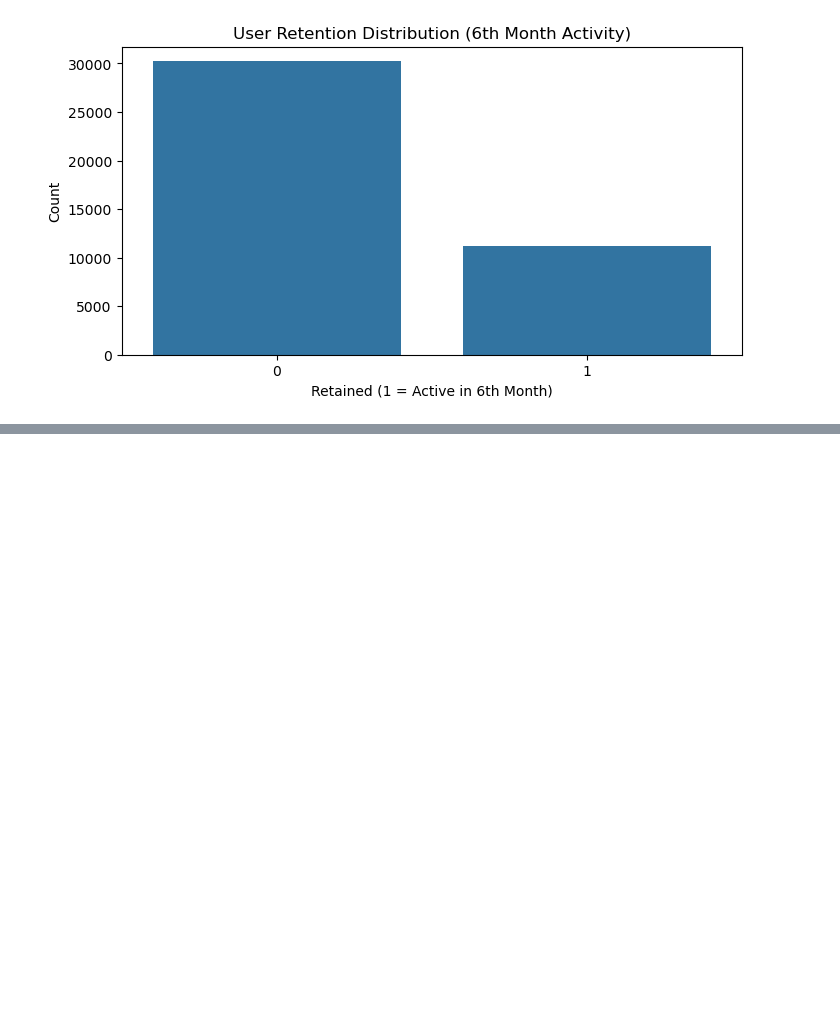
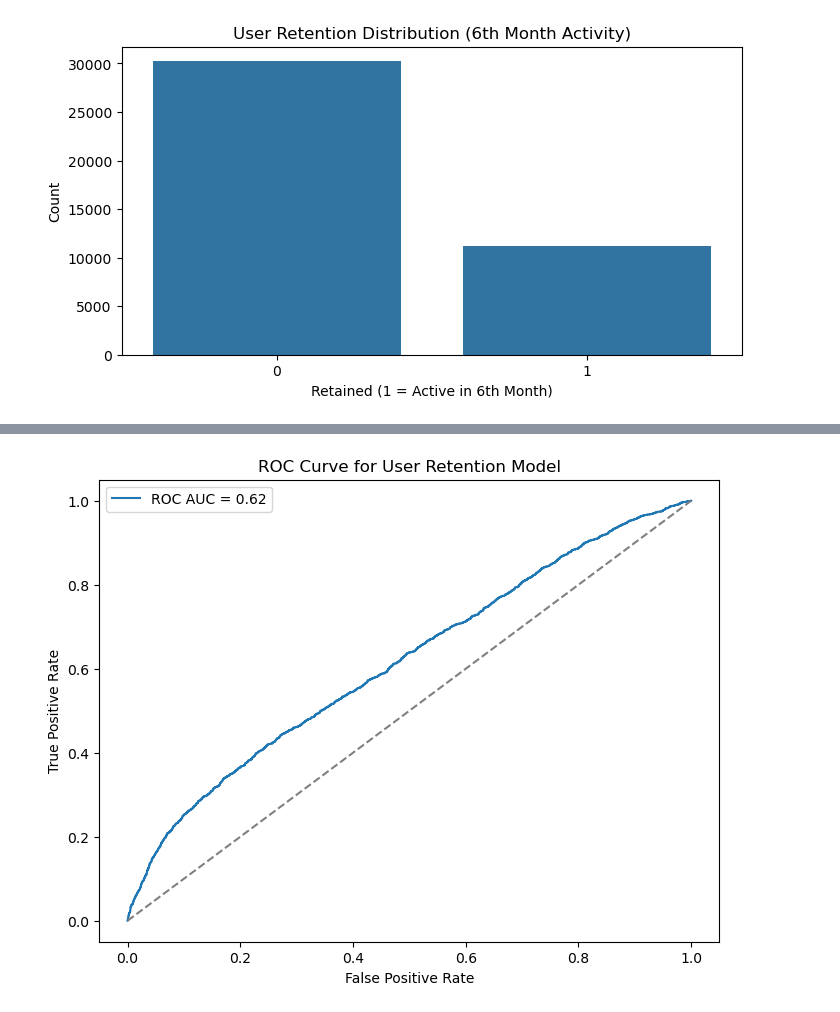
Before and after one commit to katemyer/DataScience, a Jupyter notebook: ultimate_challenge/Ultimate Challenge Part 3.ipynb, the cells around one changed output, grey strips where cells are left out. Saved outputs shown, nothing was run; the diff lists cells and outputs as text; code cells hidden in the pictures; blank space fills up the shorter version.

Commit message:
adding logistic regression and filling out discussion questions

```diff
--- a/ultimate_challenge/Ultimate Challenge Part 3.ipynb
+++ b/ultimate_challenge/Ultimate Challenge Part 3.ipynb
@@ -122,0 +167,15 @@ plt.show()
+# %%
+# Build and train logistic regression model
+logreg = LogisticRegression(max_iter=1000)
+logreg.fit(X_train_scaled, y_train)
+
+# Make predictions and evaluate
+y_pred = logreg.predict(X_test_scaled)
+y_prob = logreg.predict_proba(X_test_scaled)[:, 1]
+
+accuracy = accuracy_score(y_test, y_pred)
+auc = roc_auc_score(y_test, y_prob)
+
+print("Accuracy:", accuracy)
+print("ROC-AUC:", auc)
+print("\nClassification Report:\n", classification_report(y_test, y_pred))
@@ -123,3 +195,16 @@ plt.show()
+# %%
+# Plot ROC Curve
+fpr, tpr, _ = roc_curve(y_test, y_prob)
+plt.figure(figsize=(8,6))
+plt.plot(fpr, tpr, label=f'ROC AUC = {auc:.2f}')
+plt.plot([0,1],[0,1],'--', color='gray')
+plt.xlabel("False Positive Rate")
+plt.ylabel("True Positive Rate")
+plt.title("ROC Curve for User Retention Model")
+plt.legend()
+plt.show()
+# %% [output]
+[figure, added]
 # %% [markdown]
 ### Discussion Questions
 
```
Also changed, not shown: parts of 7 cells of this notebook.
